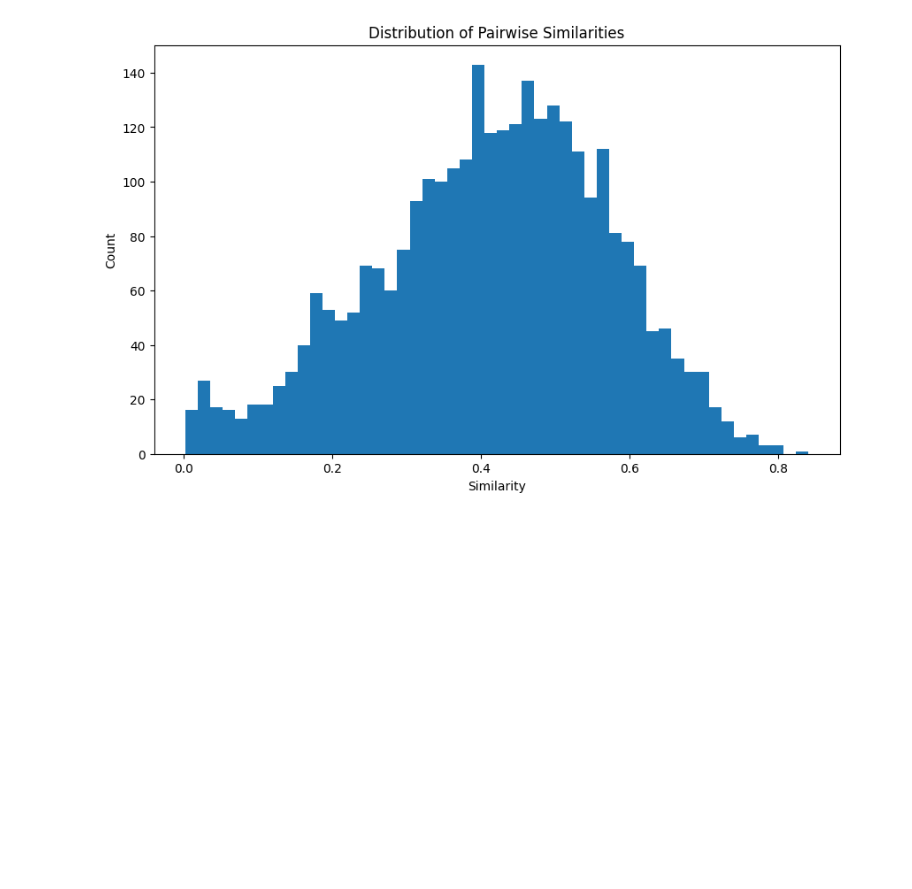
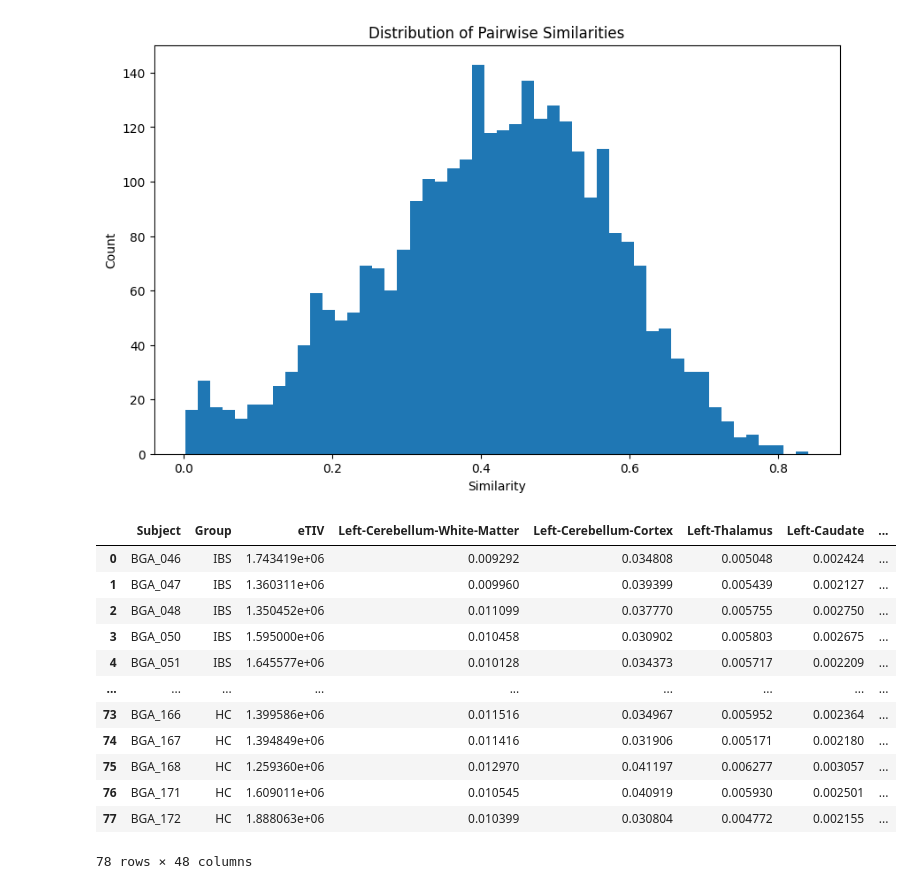
Before and after one commit to MMIV-ML/ELMED219-2025, a Jupyter notebook: Lab1-NetworkSci-PSN/notebooks/03-patient-similarity-networks-ibs-brain.ipynb, the cells around one changed output. Cells and saved outputs as stored; diff of their text form; code cells hidden in the pictures; blank space fills up the shorter version.

```diff
--- a/Lab1-NetworkSci-PSN/notebooks/03-patient-similarity-networks-ibs-brain.ipynb
+++ b/Lab1-NetworkSci-PSN/notebooks/03-patient-similarity-networks-ibs-brain.ipynb
@@ -483,3 +483,23 @@ Max similarity: 0.841
 Mean similarity: 0.414
 Median similarity: 0.426
 [figure]
+# %%
+# Read the data from the CSV file at the ibs-brain repository
+
+fn = 'demographics_fs7_rbans_IBS_SSS_imputed_78x48.csv'
+df = pd.read_csv(f'https://raw.githubusercontent.com/arvidl/ibs-brain/main/data/{fn}')
+df
+# %% [output]
+|  | Subject | Group | eTIV | Left-Cerebellum-White-Matter | Left-Cerebellum-Cortex | Left-Thalamus | Left-Caudate | ... |
+| 0 | BGA_046 | IBS | 1.743419e+06 | 0.009292 | 0.034808 | 0.005048 | 0.002424 | ... |
+| 1 | BGA_047 | IBS | 1.360311e+06 | 0.009960 | 0.039399 | 0.005439 | 0.002127 | ... |
+| 2 | BGA_048 | IBS | 1.350452e+06 | 0.011099 | 0.037770 | 0.005755 | 0.002750 | ... |
+| 3 | BGA_050 | IBS | 1.595000e+06 | 0.010458 | 0.030902 | 0.005803 | 0.002675 | ... |
+| 4 | BGA_051 | IBS | 1.645577e+06 | 0.010128 | 0.034373 | 0.005717 | 0.002209 | ... |
+| ... | ... | ... | ... | ... | ... | ... | ... | ... |
+| 73 | BGA_166 | HC | 1.399586e+06 | 0.011516 | 0.034967 | 0.005952 | 0.002364 | ... |
+| 74 | BGA_167 | HC | 1.394849e+06 | 0.011416 | 0.031906 | 0.005171 | 0.002180 | ... |
+| 75 | BGA_168 | HC | 1.259360e+06 | 0.012970 | 0.041197 | 0.006277 | 0.003057 | ... |
+| 76 | BGA_171 | HC | 1.609011e+06 | 0.010545 | 0.040919 | 0.005930 | 0.002501 | ... |
+| 77 | BGA_172 | HC | 1.888063e+06 | 0.010399 | 0.030804 | 0.004772 | 0.002155 | ... |
+78 rows × 48 columns
```
Also changed, not shown: parts of 6 cells of this notebook.
